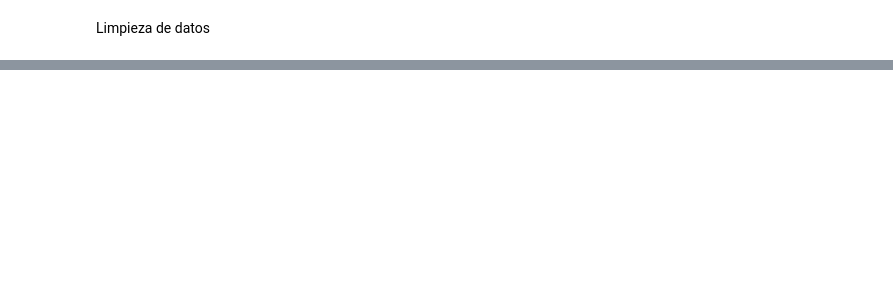
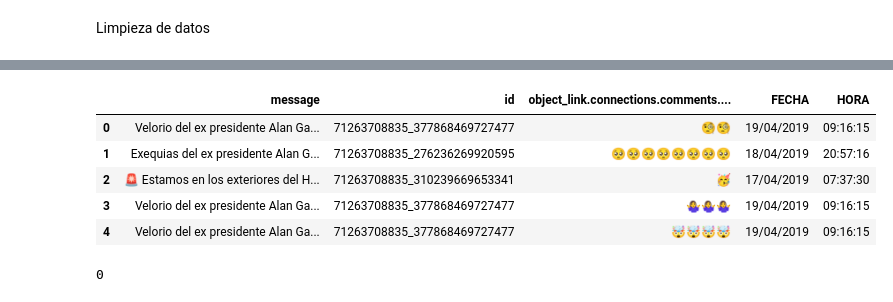
Before and after one commit to Elizabeth02fh/Datathon_Alan_Garcia, a Jupyter notebook: Limpieza.ipynb, the cells around one changed output, grey strips where cells are left out. Saved outputs shown, nothing was run; the diff lists cells and outputs as text; code cells hidden in the pictures; blank space fills up the shorter version.

```diff
--- a/Limpieza.ipynb
+++ b/Limpieza.ipynb
@@ -175,0 +3,12 @@ Length: 50830, dtype: int64
+# %%
+# Importamos la librería pandas para el manejo y análisis de datos
+import pandas as pd
+import numpy as np
+import warnings
+warnings.filterwarnings('ignore')
+#db_AGP_2019_sucesos.cvs : Hace referencia al detalle de la publicacion y las personas que comentaron.
+df_publicaciones = pd.read_csv("datasets/db_AGP_2019_sucesos.csv", sep=",")
+
+#postID_suceso.cvs                   : Hace referencia al ID de la publicacion y el suceso que hubo.
+df_sucesos = pd.read_csv("datasets/postID_suceso.csv", sep=",")
+df_publicaciones["object_link.connections.comments.message"].value_counts()
@@ -175,0 +29,22 @@ Length: 50830, dtype: int64
+# %%
+# Suponiendo que tu DataFrame se llama df y la columna es 'FECHA Y HORA'
+df_publicaciones['FECHA'] = df_publicaciones['FECHA Y HORA'].apply(lambda x: x.split()[0])
+df_publicaciones['HORA'] = df_publicaciones['created_time.2'].apply(lambda x: x.split()[1])
+df_publicaciones = df_publicaciones.drop(['created_time.1','created_time.2','FECHA Y HORA'], axis=1)
+# %%
+df_publicaciones.head()
+# %% [output]
+|  | message | id | object_link.connections.comments.... | FECHA | HORA |
+| 0 | Velorio del ex presidente Alan Ga... | 71263708835_377868469727477 | 🧐🧐 | 19/04/2019 | 09:16:15 |
+| 1 | Exequias del ex presidente Alan G... | 71263708835_276236269920595 | 🥺🥺🥺🥺🥺🥺🥺🥺 | 18/04/2019 | 20:57:16 |
+| 2 | 🚨 Estamos en los exteriores del H... | 71263708835_310239669653341 | 🥳 | 17/04/2019 | 07:37:30 |
+| 3 | Velorio del ex presidente Alan Ga... | 71263708835_377868469727477 | 🤷‍♀️🤷‍♀️🤷‍♀️ | 19/04/2019 | 09:16:15 |
+| 4 | Velorio del ex presidente Alan Ga... | 71263708835_377868469727477 | 🤯🤯🤯🤯 | 19/04/2019 | 09:16:15 |
+# %%
+#Veamos los nulos y duplicados
+df_publicaciones.isna().sum()#no hay nulos ni duplicados en la tabla de Publicaciones
+df_publicaciones.duplicated().sum()
+df_sucesos.isna().sum()#no hay nulos ni dulicados en la tabla de Sucesos
+df_sucesos.duplicated().sum()
+# %% [output]
+0
```
Also changed, not shown: parts of 42 cells of this notebook, 6 other files.
